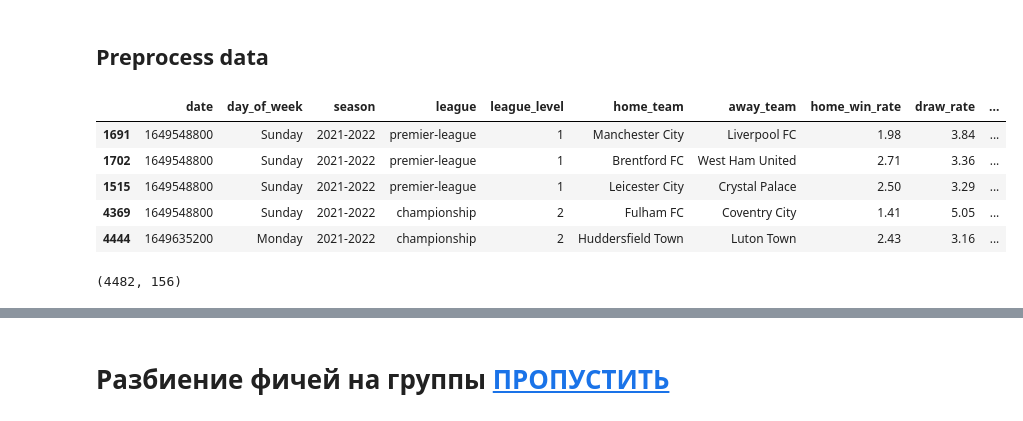
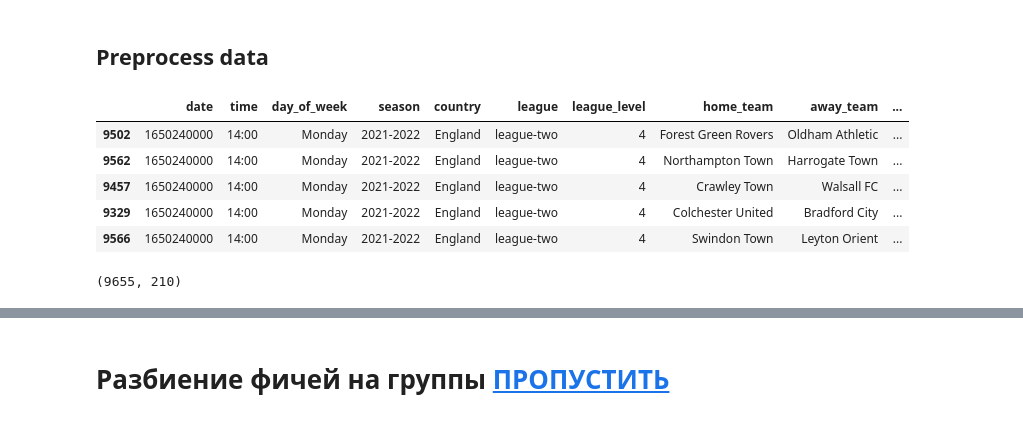
Before and after one commit to macroslav/bets-model, a Jupyter notebook: Bets pipeline.ipynb, the cells around one changed output, grey strips where cells are left out. Saved outputs shown, nothing was run; the diff lists cells and outputs as text; code cells hidden in the pictures.

Commit message:
update feature_generator.py and data_transformer.py new structure in features.yaml begin timeseries cv in pipeline

```diff
--- a/Bets pipeline.ipynb
+++ b/Bets pipeline.ipynb
@@ -21,7 +19,7 @@ from scorer import MoneyScorer
 # %% [markdown]
 # PATHS
 # %%
-DATA_PATH = 'data/all_england_v2.2.csv'
+DATA_PATH = 'data/all_england_v2.8.csv'
 FEATURES_PATH = 'data/features.yaml'
 # %% [markdown]
 ## Load data
@@ -33,22 +62,2 @@ with open(FEATURES_PATH) as f:
 # %% [markdown]
 ## Preprocess data
-# %%
-def base_data_preprocess(data):
-
-    preprocessed_data = data.copy()
-
-    preprocessed_data = preprocessed_data.fillna(1.01)
-    preprocessed_data['day'] = pd.to_datetime(preprocessed_data.date, format='%d.%m.%Y')
-    preprocessed_data.date = preprocessed_data.day.values.astype(np.int64) // 10 ** 9
-    preprocessed_data = preprocessed_data.sort_values(by='date')
-    preprocessed_data = preprocessed_data.drop(columns=['link', 'country', 'time', 'month'])
-    preprocessed_data.loc[preprocessed_data.league == 'premier-league', 'league'] = 'premier-league-2021-2022'
-    preprocessed_data.loc[preprocessed_data.league == 'championship', 'league'] = 'championship-2021-2022'
-    preprocessed_data.loc[:, 'season'] = preprocessed_data.apply(set_season, axis=1)
-    preprocessed_data.loc[:, 'league'] = preprocessed_data.apply(set_league, axis=1)
-
-    # ТЕКУЩАЯ ВЕРСИЯ
-    preprocessed_data.loc[preprocessed_data.league == 'premier-league', 'league_level'] = 1
-
-
-    return preprocessed_data
@@ -65,15 +64,32 @@ def set_season(row):
+# %%
+def base_data_preprocess(data):
+
+    preprocessed_data = data.copy()
+
+#     preprocessed_data = preprocessed_data.fillna(1.01)
+    preprocessed_data['day'] = pd.to_datetime(preprocessed_data.date, format='%d.%m.%Y')
+    preprocessed_data['day_of_week'] = preprocessed_data['day'].dt.day_name()
+    preprocessed_data['year'] = preprocessed_data['day'].dt.year
+    preprocessed_data.date = preprocessed_data.day.values.astype(np.int64) // 10 ** 9
+    preprocessed_data.country = 'England'
+    preprocessed_data = preprocessed_data.sort_values(by='date')
+    preprocessed_data = preprocessed_data.drop(columns=['link'])
+    drop_index = preprocessed_data[preprocessed_data.home_goalkeepers_average_age.isna()].index
+    preprocessed_data = preprocessed_data.drop(index=drop_index)
+
+    return preprocessed_data
 # %%
 train_data = base_data_preprocess(raw_train_data)
 
-train_data.tail()
+train_data.tail(5)
 # %% [output]
-|  | date | day_of_week | season | league | league_level | home_team | away_team | home_win_rate | draw_rate | ... |
-| 1691 | 1649548800 | Sunday | 2021-2022 | premier-league | 1 | Manchester City | Liverpool FC | 1.98 | 3.84 | ... |
-| 1702 | 1649548800 | Sunday | 2021-2022 | premier-league | 1 | Brentford FC | West Ham United | 2.71 | 3.36 | ... |
-| 1515 | 1649548800 | Sunday | 2021-2022 | premier-league | 1 | Leicester City | Crystal Palace | 2.50 | 3.29 | ... |
-| 4369 | 1649548800 | Sunday | 2021-2022 | championship | 2 | Fulham FC | Coventry City | 1.41 | 5.05 | ... |
-| 4444 | 1649635200 | Monday | 2021-2022 | championship | 2 | Huddersfield Town | Luton Town | 2.43 | 3.16 | ... |
+|  | date | time | day_of_week | season | country | league | league_level | home_team | away_team | ... |
+| 9502 | 1650240000 | 14:00 | Monday | 2021-2022 | England | league-two | 4 | Forest Green Rovers | Oldham Athletic | ... |
+| 9562 | 1650240000 | 14:00 | Monday | 2021-2022 | England | league-two | 4 | Northampton Town | Harrogate Town | ... |
+| 9457 | 1650240000 | 14:00 | Monday | 2021-2022 | England | league-two | 4 | Crawley Town | Walsall FC | ... |
+| 9329 | 1650240000 | 14:00 | Monday | 2021-2022 | England | league-two | 4 | Colchester United | Bradford City | ... |
+| 9566 | 1650240000 | 14:00 | Monday | 2021-2022 | England | league-two | 4 | Swindon Town | Leyton Orient | ... |
 # %%
 train_data.shape
 # %% [output]
-(4482, 156)
+(9655, 210)
```
Also changed, not shown: parts of 74 cells of this notebook, 5 other files.
